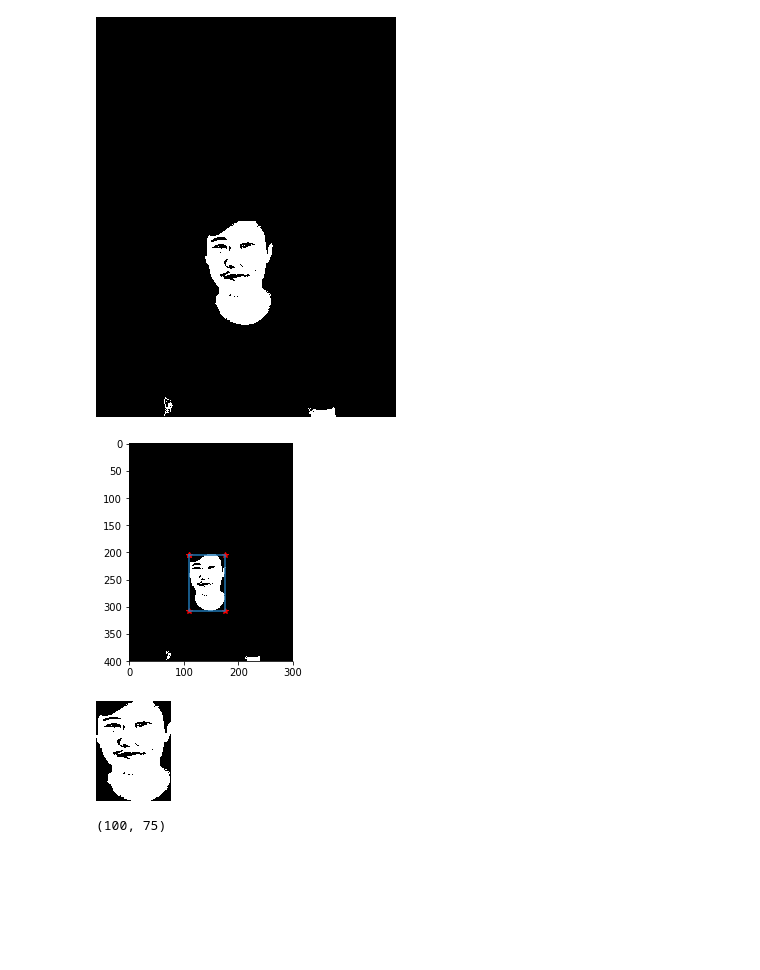
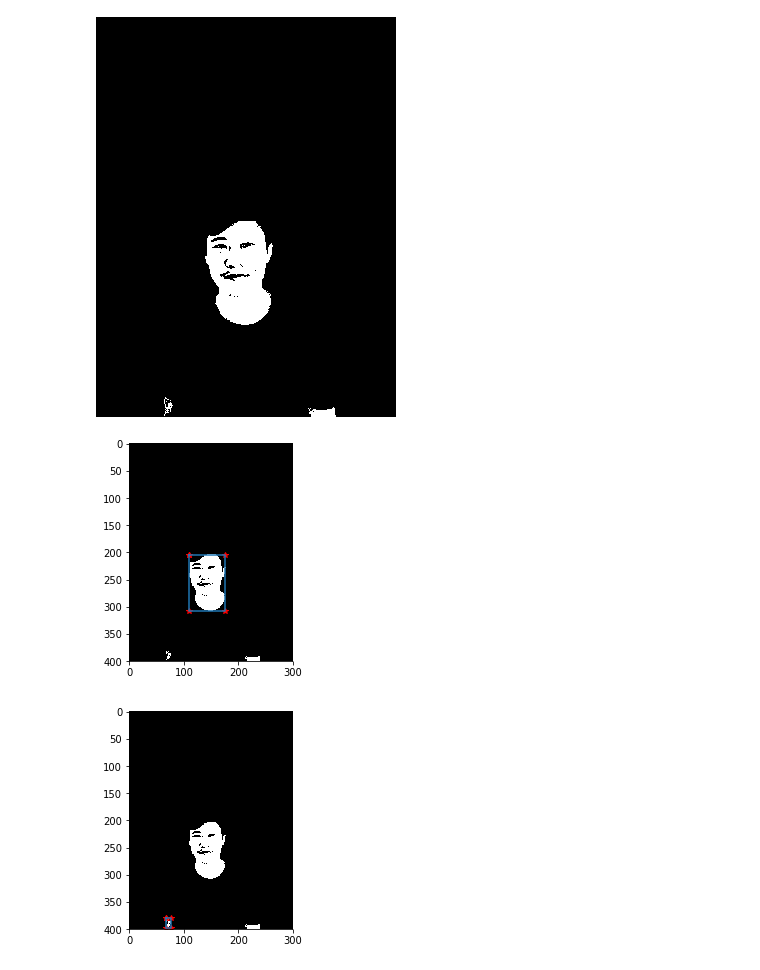
Before and after one commit to agusgun/IF4073-Pengcit, a Jupyter notebook: notebooks/Haar like features.ipynb, the cells around one changed output. Saved outputs shown, nothing was run; the diff lists cells and outputs as text; code cells hidden in the pictures; blank space fills up the shorter version.

```diff
--- a/notebooks/Haar like features.ipynb
+++ b/notebooks/Haar like features.ipynb
@@ -39,3 +74,14 @@ for idx_row, row in enumerate(image_face):
+# %%
+candidate_face = []
+for idx_row, row in enumerate(image_arr):
+    for idx_col, col in enumerate(row):
+        if col == 255:
+            max_x = -9999
+            max_y = -9999
+            min_x = 9999
+            min_y = 9999
+            flood_fill(image_arr, idx_row, idx_col)
+            candidate_face.append((min_x, max_x, min_y, max_y))
 # %%
 Image.fromarray(image_face)
 # %% [output]
@@ -69,12 +89,25 @@ def find_face(image_arr):
-# %%
-min_col, min_row, max_col, max_row = find_face(image_face)
+# %%
+def filter_with_ratio(candidate_face):
+    result = []
+    for min_col, max_col, min_row, max_row in candidate_face:
+        width = max_col - min_col
+        height = max_row - min_row
+        if width != 0:
+            ratio = height / width
+            if (ratio >= 1.5 and ratio <= 2.8):
+                result.append((min_col, max_col, min_row, max_row))
+
+    return result
+# %%
+ratio_filter_result = filter_with_ratio(candidate_face)
 # %%
-x = [min_col, max_col, max_col, min_col, min_col]
-y = [min_row, min_row, max_row, max_row, min_row]
-
-imshow(image_face)
-plot(x, y, 'r*')
-plot(x, y)
-show()
+for min_col, max_col, min_row, max_row in ratio_filter_result:
+    x = [min_col, max_col, max_col, min_col, min_col]
+    y = [min_row, min_row, max_row, max_row, min_row]
+    imshow(image_face)
+    plot(x, y, 'r*')
+    plot(x, y)
+    show()
 # %% [output]
 [figure]
+[figure, added]
@@ -83,4 +113,0 @@ image_face_new = Image.fromarray(image_face).crop((min_col, min_row, max_col, ma
-# %%
-image_face_new
-# %% [output]
-[figure, removed]
@@ -89,4 +113,0 @@ image_face_arr = array(image_face_new)
-# %%
-image_face_arr.shape
-# %% [output]
-(100, 75)
```
Also changed, not shown: parts of 26 cells of this notebook.
